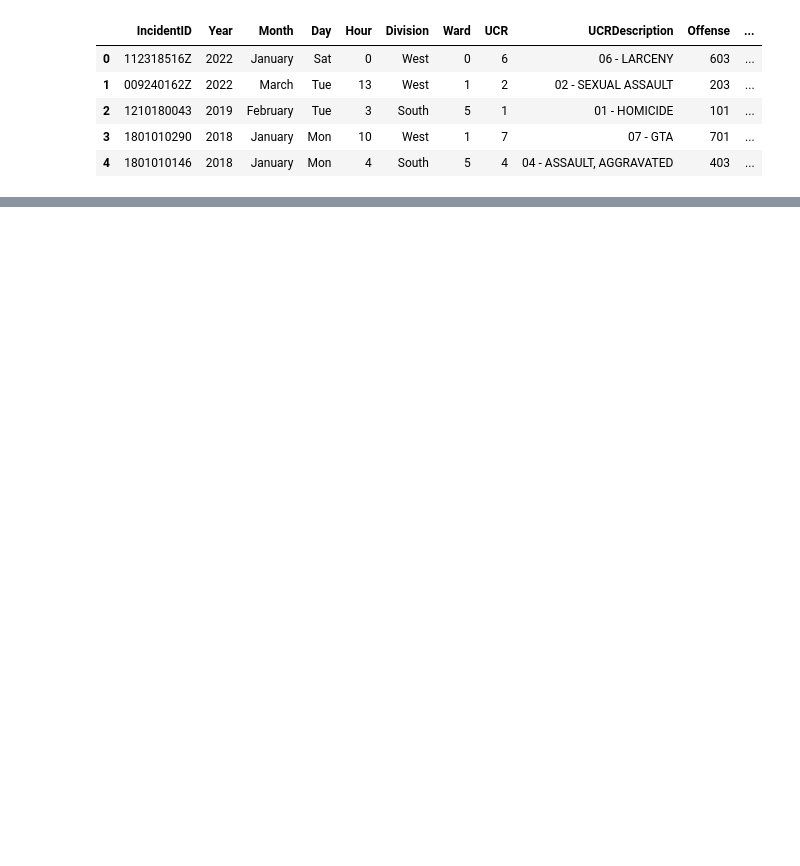
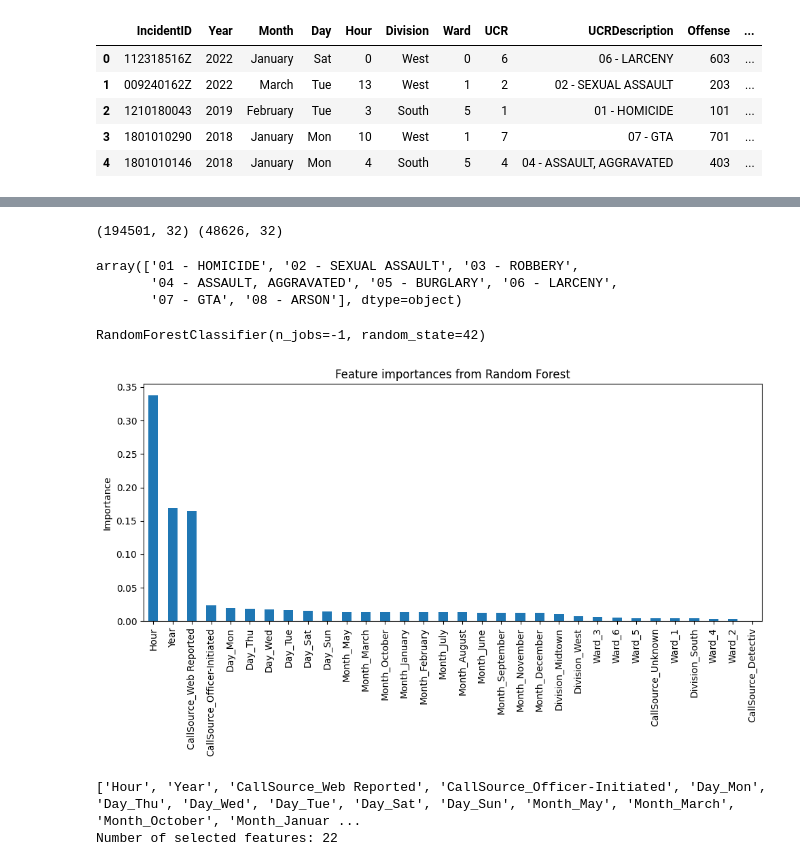
Before and after one commit to viswakaruturi/tucson-crime-insights, a Jupyter notebook: notebooks/03_classification.ipynb, the cells around one changed output, grey strips where cells are left out. Saved outputs shown, nothing was run; the diff lists cells and outputs as text; code cells hidden in the pictures; blank space fills up the shorter version.

```diff
--- a/notebooks/03_classification.ipynb
+++ b/notebooks/03_classification.ipynb
@@ -29,0 +56,6 @@ df = pd.get_dummies(df_load, columns=['Division', 'CallSource', 'Ward', 'Month',
+# %%
+X = df.drop(columns = ["UCRDescription"])
+y = df["UCRDescription"]
+
+print(X.shape, y.shape)
+print(y.value_counts())
@@ -29,0 +74,39 @@ df = pd.get_dummies(df_load, columns=['Division', 'CallSource', 'Ward', 'Month',
+# %%
+le = LabelEncoder()
+y_encoded = le.fit_transform(y)
+# %%
+X_train, X_test, y_train, y_test = train_test_split(X, y_encoded, test_size = 0.2, random_state = 42, stratify = y_encoded)
+print(X_train.shape, X_test.shape)
+# %% [output]
+(194501, 32) (48626, 32)
+# %%
+le.classes_
+# %% [output]
+array(['01 - HOMICIDE', '02 - SEXUAL ASSAULT', '03 - ROBBERY',
+       '04 - ASSAULT, AGGRAVATED', '05 - BURGLARY', '06 - LARCENY',
+       '07 - GTA', '08 - ARSON'], dtype=object)
+# %%
+rf = RandomForestClassifier(random_state = 42, n_jobs = -1)
+rf.fit(X_train, y_train)
+# %% [output]
+RandomForestClassifier(n_jobs=-1, random_state=42)
+# %%
+importances = pd.Series(rf.feature_importances_, index = X.columns)
+importances = importances.sort_values(ascending = False)
+
+plt.figure(figsize = (10, 6))
+importances.plot(kind = "bar")
+plt.title("Feature importances from Random Forest")
+plt.ylabel("Importance")
+plt.tight_layout()
+plt.savefig("../results/03/feature_importances.png", dpi = 150, bbox_inches = "tight")
+plt.show()
+# %% [output]
+[figure, added]
+# %%
+selected_features = importances[importances > 0.01].index.tolist()
+print(selected_features)
+print(f"Number of selected features: {len(selected_features)}")
+# %% [output]
+['Hour', 'Year', 'CallSource_Web Reported', 'CallSource_Officer-Initiated', 'Day_Mon', 'Day_Thu', 'Day_Wed', 'Day_Tue', 'Day_Sat', 'Day_Sun', 'Month_May', 'Month_March', 'Month_October', 'Month_Januar ...
+Number of selected features: 22
```
Also changed, not shown: parts of 24 cells of this notebook, 18 other files.
